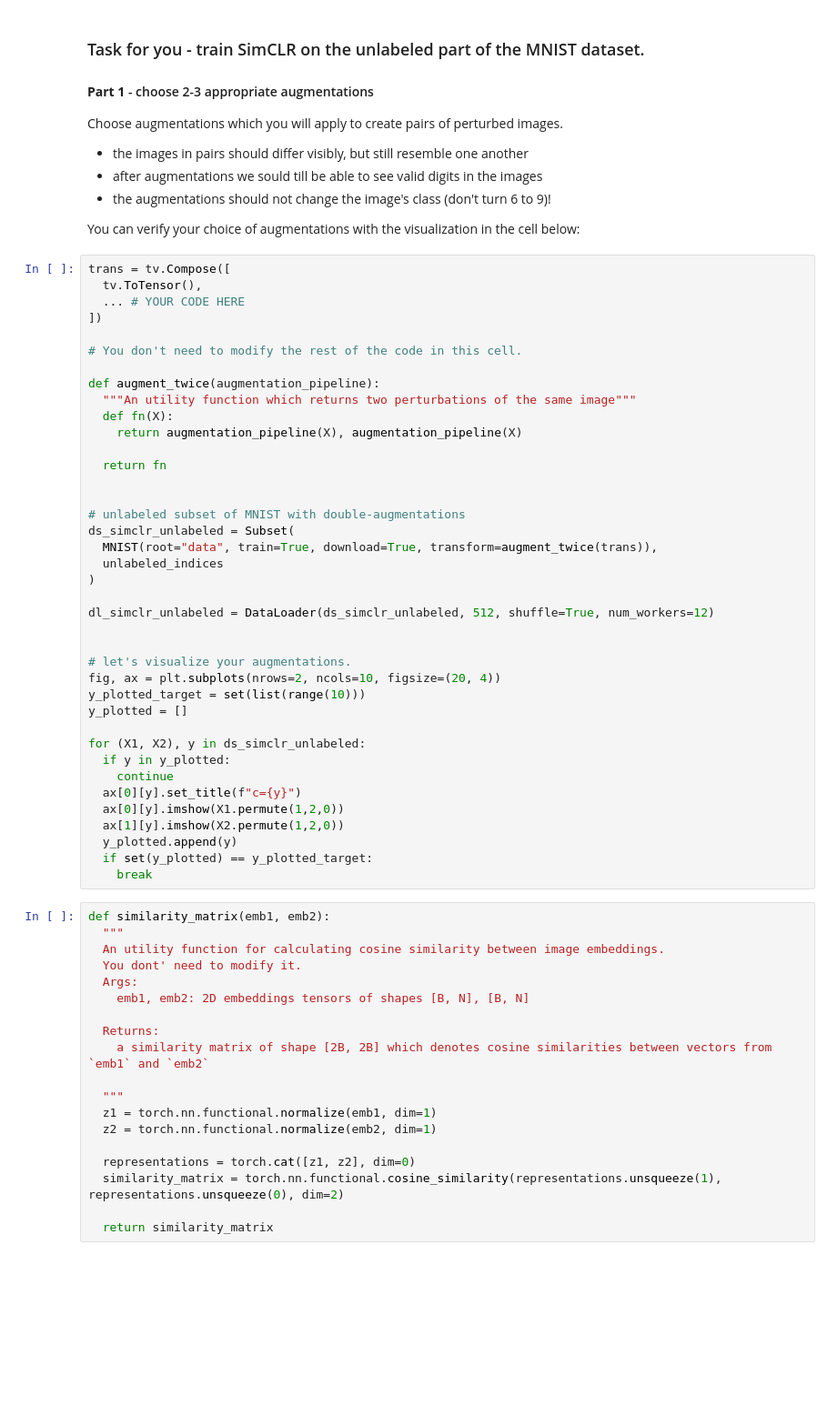
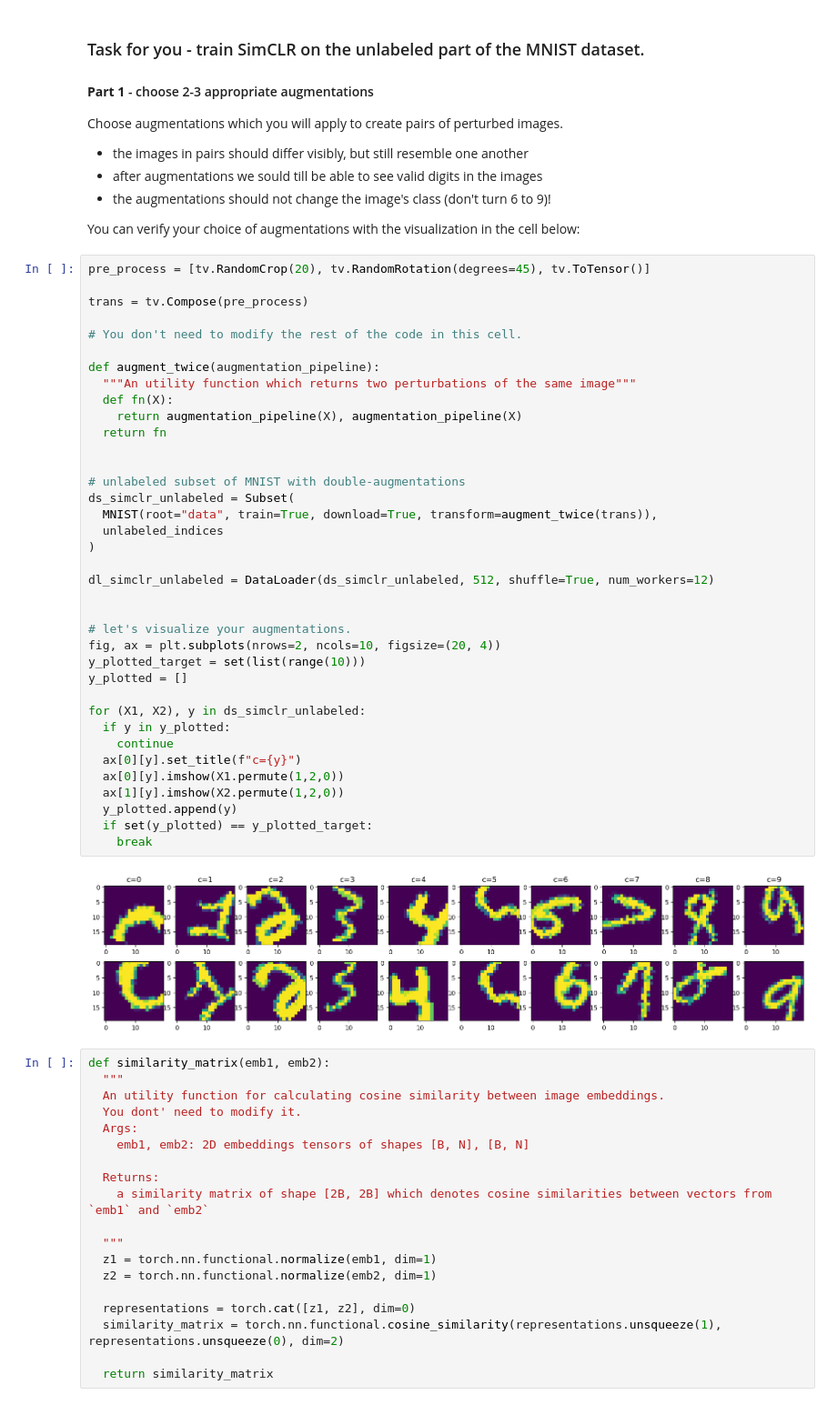
Before and after one commit to Teddy298/wzum-23, a Jupyter notebook: labs/lab3_self-supervised.ipynb, the cells around one changed output. Shown at 91% size. Cells and saved outputs as stored; diff of their text form; blank space fills up the shorter version.

```diff
--- a/labs/lab3_self-supervised.ipynb
+++ b/labs/lab3_self-supervised.ipynb
@@ -335,44 +367,44 @@ Choose augmentations which you will apply to create pairs of perturbed images.
 
 You can verify your choice of augmentations with the visualization in the cell below:
 # %%
-trans = tv.Compose([
-  tv.ToTensor(),
-  ... # YOUR CODE HERE
-])
+pre_process = [tv.RandomCrop(20), tv.RandomRotation(degrees=45), tv.ToTensor()]
+
+trans = tv.Compose(pre_process)
 
 # You don't need to modify the rest of the code in this cell.
 
 def augment_twice(augmentation_pipeline):
   """An utility function which returns two perturbations of the same image"""
   def fn(X):
     return augmentation_pipeline(X), augmentation_pipeline(X)
-
   return fn
 
 
 # unlabeled subset of MNIST with double-augmentations
 ds_simclr_unlabeled = Subset(
   MNIST(root="data", train=True, download=True, transform=augment_twice(trans)),
   unlabeled_indices
 )
 
 dl_simclr_unlabeled = DataLoader(ds_simclr_unlabeled, 512, shuffle=True, num_workers=12)
 
 
 # let's visualize your augmentations.
 fig, ax = plt.subplots(nrows=2, ncols=10, figsize=(20, 4))
 y_plotted_target = set(list(range(10)))
 y_plotted = []
 
 for (X1, X2), y in ds_simclr_unlabeled:
   if y in y_plotted:
     continue
   ax[0][y].set_title(f"c={y}")
   ax[0][y].imshow(X1.permute(1,2,0))
   ax[1][y].imshow(X2.permute(1,2,0))
   y_plotted.append(y)
   if set(y_plotted) == y_plotted_target:
     break
+# %% [output]
+[figure, added]
 # %%
 def similarity_matrix(emb1, emb2):
   """
```
Also changed, not shown: parts of 13 cells of this notebook.
